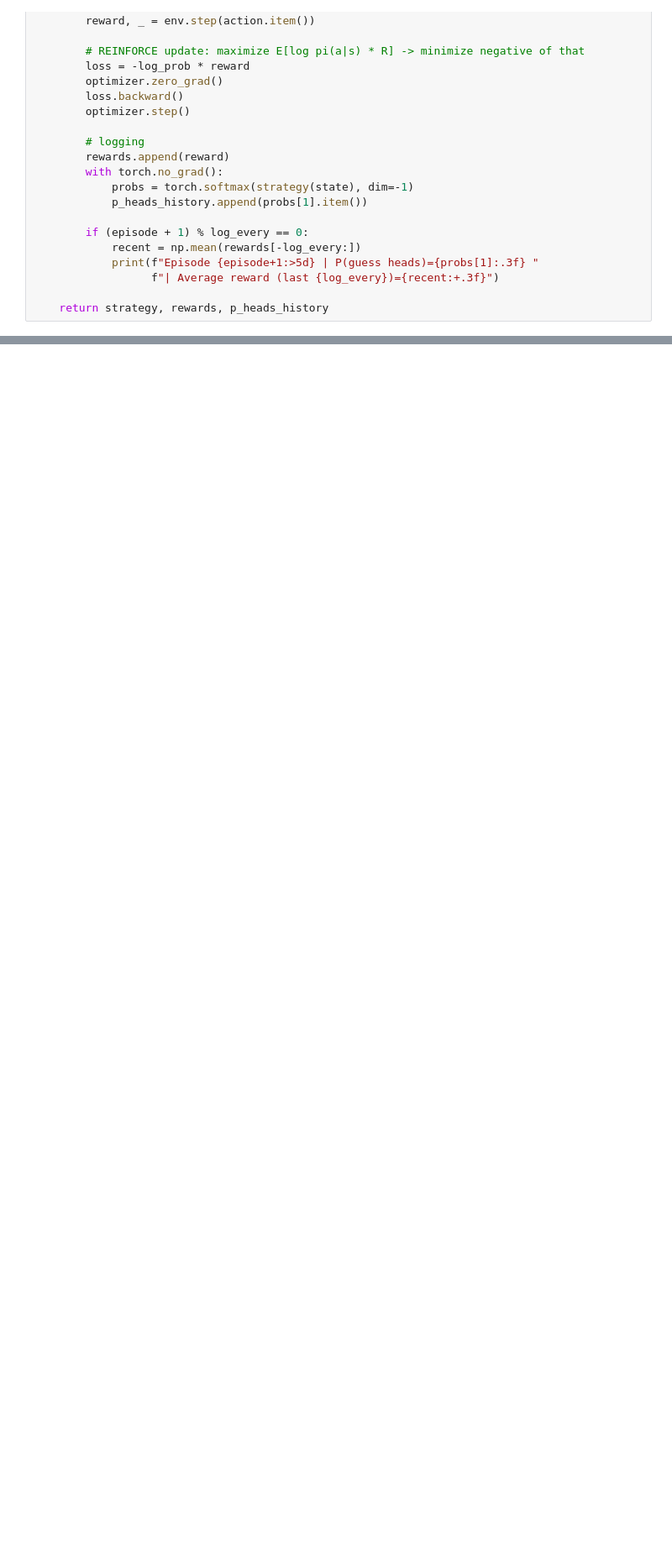
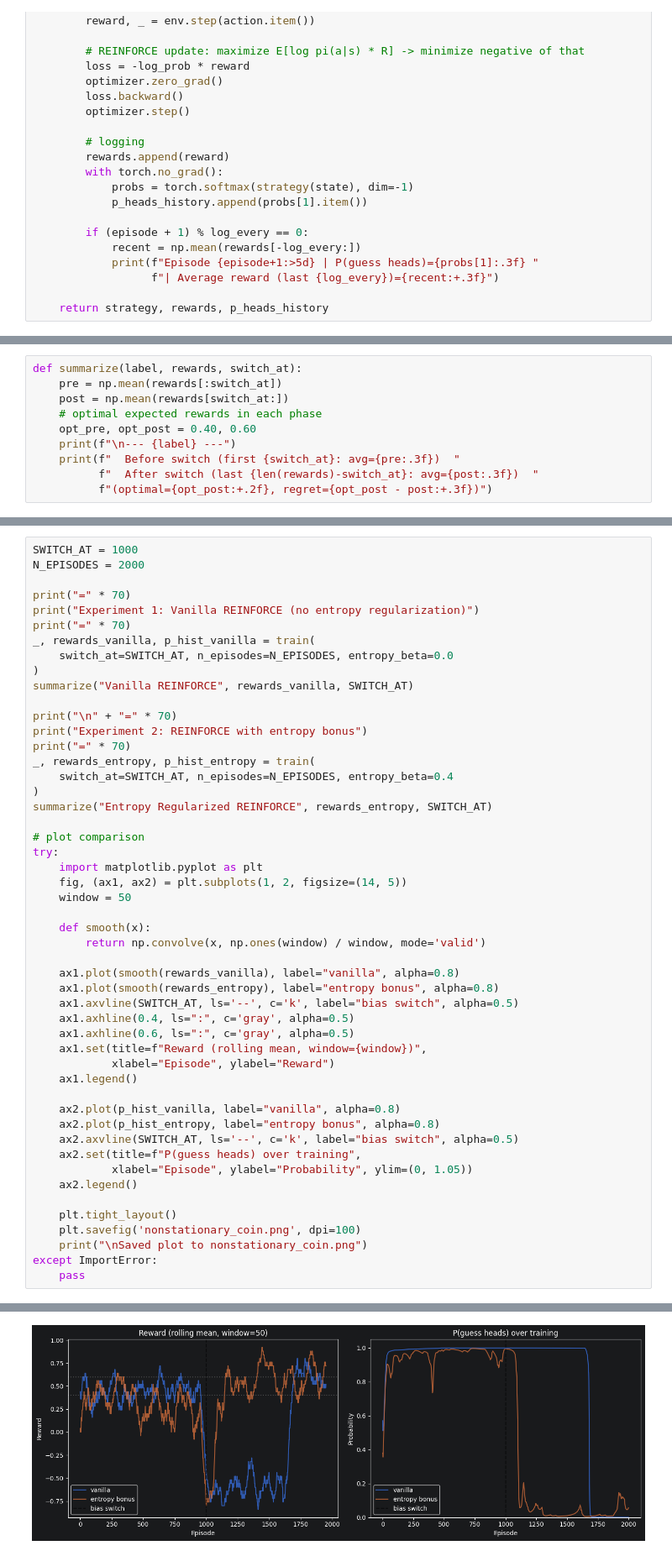
Before and after one commit to Cole-Godfrey/regime-changes, a Jupyter notebook: regime-changes.ipynb, the cells around one changed output, grey strips where cells are left out. Shown at 84% size. Drawn from its saved outputs; the diff is of its cells as text; blank space fills up the shorter version.

```diff
--- a/regime-changes.ipynb
+++ b/regime-changes.ipynb
@@ -475,0 +575,10 @@ Saved plot to coin-toss-training.png
+# %%
+def summarize(label, rewards, switch_at):
+    pre = np.mean(rewards[:switch_at])
+    post = np.mean(rewards[switch_at:])
+    # optimal expected rewards in each phase
+    opt_pre, opt_post = 0.40, 0.60
+    print(f"\n--- {label} ---")
+    print(f"  Before switch (first {switch_at}: avg={pre:.3f})  "
+          f"  After switch (last {len(rewards)-switch_at}: avg={post:.3f})  "
+          f"(optimal={opt_post:+.2f}, regret={opt_post - post:+.3f})")
@@ -475,0 +589,51 @@ Saved plot to coin-toss-training.png
+# %%
+SWITCH_AT = 1000
+N_EPISODES = 2000
+
+print("=" * 70)
+print("Experiment 1: Vanilla REINFORCE (no entropy regularization)")
+print("=" * 70)
+_, rewards_vanilla, p_hist_vanilla = train(
+    switch_at=SWITCH_AT, n_episodes=N_EPISODES, entropy_beta=0.0
+)
+summarize("Vanilla REINFORCE", rewards_vanilla, SWITCH_AT)
+
+print("\n" + "=" * 70)
+print("Experiment 2: REINFORCE with entropy bonus")
+print("=" * 70)
+_, rewards_entropy, p_hist_entropy = train(
+    switch_at=SWITCH_AT, n_episodes=N_EPISODES, entropy_beta=0.4
+)
+summarize("Entropy Regularized REINFORCE", rewards_entropy, SWITCH_AT)
+
+# plot comparison
+try:
+    import matplotlib.pyplot as plt
+    fig, (ax1, ax2) = plt.subplots(1, 2, figsize=(14, 5))
+    window = 50
+
+    def smooth(x):
+        return np.convolve(x, np.ones(window) / window, mode='valid')
+
+    ax1.plot(smooth(rewards_vanilla), label="vanilla", alpha=0.8)
+    ax1.plot(smooth(rewards_entropy), label="entropy bonus", alpha=0.8)
+    ax1.axvline(SWITCH_AT, ls='--', c='k', label="bias switch", alpha=0.5)
+    ax1.axhline(0.4, ls=":", c='gray', alpha=0.5)
+    ax1.axhline(0.6, ls=":", c='gray', alpha=0.5)
+    ax1.set(title=f"Reward (rolling mean, window={window})",
+            xlabel="Episode", ylabel="Reward")
+    ax1.legend()
+
+    ax2.plot(p_hist_vanilla, label="vanilla", alpha=0.8)
+    ax2.plot(p_hist_entropy, label="entropy bonus", alpha=0.8)
+    ax2.axvline(SWITCH_AT, ls='--', c='k', label="bias switch", alpha=0.5)
+    ax2.set(title=f"P(guess heads) over training",
+            xlabel="Episode", ylabel="Probability", ylim=(0, 1.05))
+    ax2.legend()
+
+    plt.tight_layout()
+    plt.savefig('nonstationary_coin.png', dpi=100)
+    print("\nSaved plot to nonstationary_coin.png")
+except ImportError:
+    pass
+# %% [output]
@@ -475,0 +657 @@ Saved plot to coin-toss-training.png
+[figure, added]
```
Also changed, not shown: parts of 10 cells of this notebook, 2 other files.
